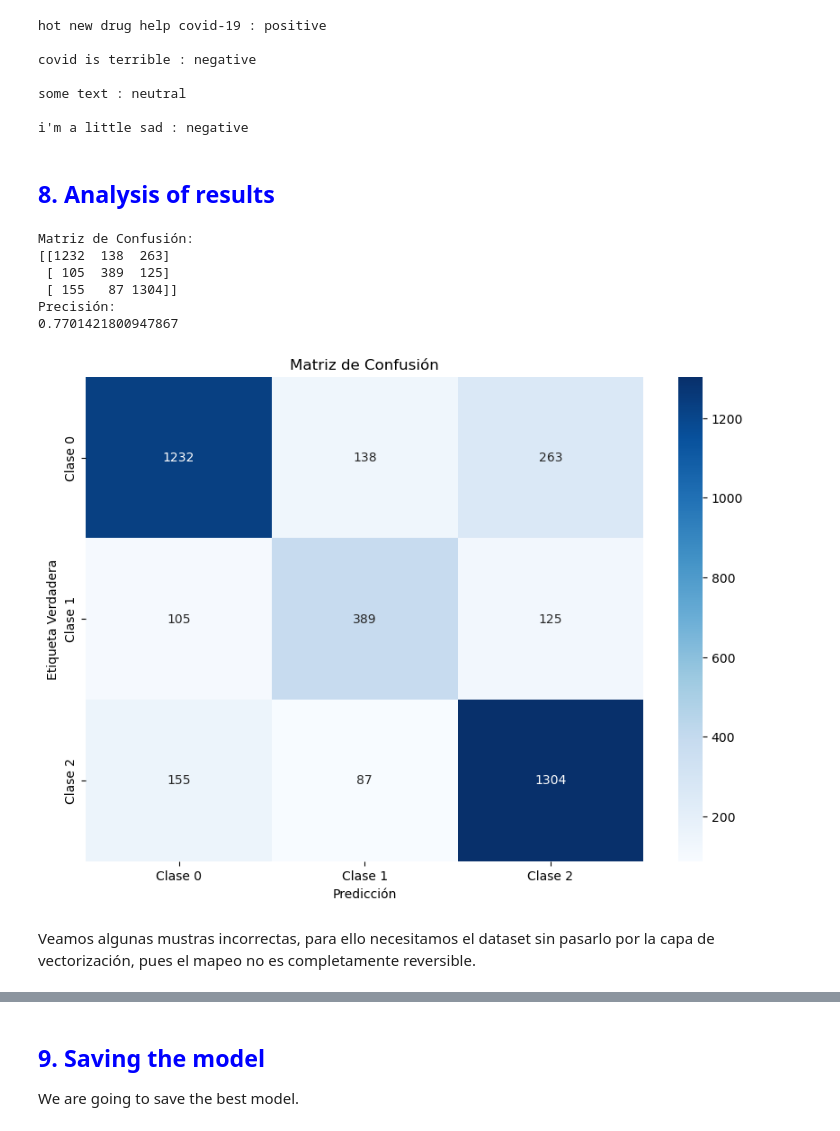
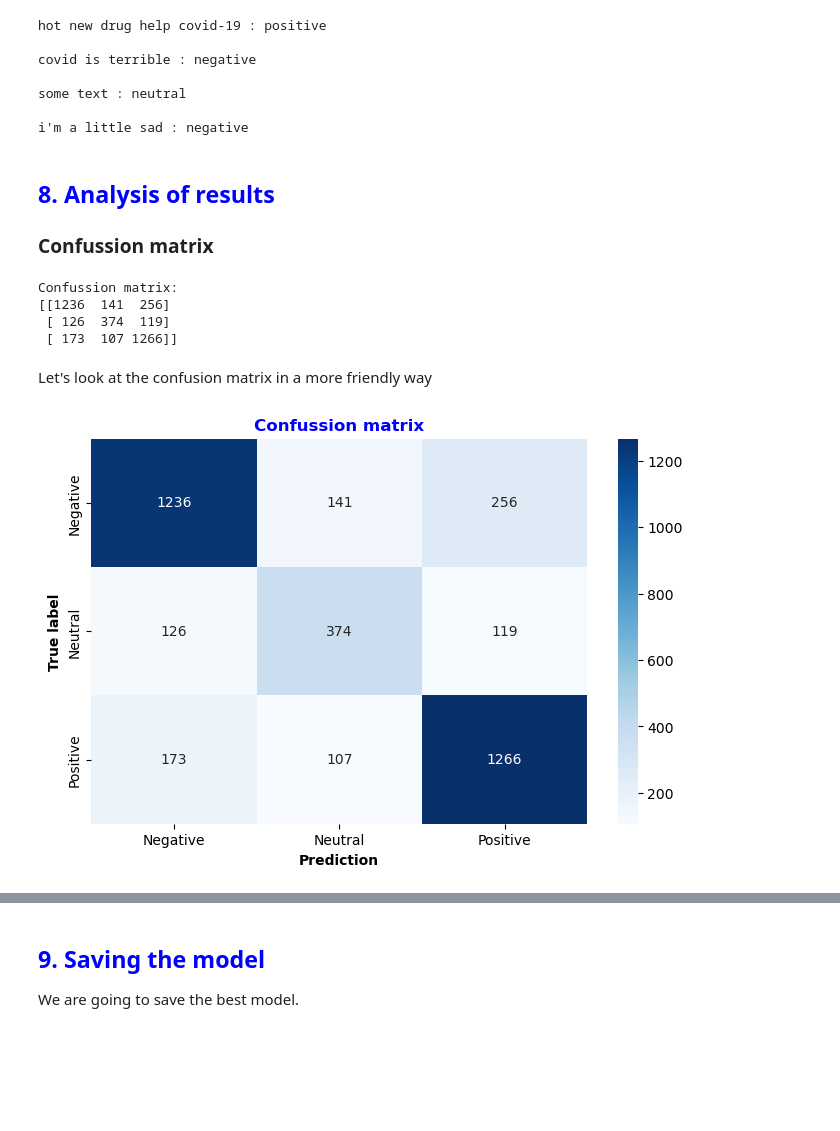
Before and after one commit to MNGARCIA085/NLP, a Jupyter notebook: Sentiment Analysis - COVID/Sentiment Analysis.ipynb, the cells around one changed output, grey strips where cells are left out. Drawn from its saved outputs; the diff is of its cells as text; code cells hidden in the pictures; blank space fills up the shorter version.

```diff
--- a/Sentiment Analysis - COVID/Sentiment Analysis.ipynb
+++ b/Sentiment Analysis - COVID/Sentiment Analysis.ipynb
@@ -953,12 +957,14 @@ class MyHyperModel(keras_tuner.HyperModel) :
      def build(self, hp, input_shape=INPUT_SHAPE, num_classes = NUM_CLASSES):
         inputs = layers.Input(shape=input_shape, dtype=tf.int64)
         x = embedding(inputs)
-        x = tf.keras.layers.GlobalAveragePooling1D()(x)
+        x = layers.LSTM(64, activation="tanh")(x)
+        x = layers.Dropout(0.5)(x)
+        x = layers.Dense(64, activation="relu")(x)
         outputs = tf.keras.layers.Dense(num_classes, activation="softmax")(x)
         model = tf.keras.Model(inputs, outputs, name="model_1_dense")
         # compile
         model.compile(optimizer=hp.Choice('optim',['adam','adamax','sgd']),
-                      loss="binary_crossentropy",
+                      loss="categorical_crossentropy",
                       metrics = ['accuracy','Precision','Recall'])
 
         # A way to optimize the learning rate while also trying different optimizers
@@ -1082,3 +1087,5 @@ i'm a little sad : negative
 # %% [markdown]
 <a name="8"></a>
 ## <b> <font color='blue'> 8. Analysis of results </font> </b>
+
+### Confussion matrix
@@ -1085,64 +1094,47 @@ i'm a little sad : negative
 # %%
-import numpy as np
-import tensorflow as tf
-from sklearn.metrics import confusion_matrix, accuracy_score
-
-# Suponiendo que 'model' es tu modelo entrenado y 'test_dataset' es tu tf.data.Dataset
-
-# Extraer las etiquetas verdaderas y las predicciones
+# For true labels and predictions
 true_labels = []
 predictions = []
 
-for images, labels in test_dataset:
-    # Obtener predicciones del modelo; que son probabilidades
-    preds = final_model.predict(images, batch_size=32, verbose=0)
+for text, labels in test_dataset:
+    # Get the predictions of the model, that are probabilities
+    preds = final_model.predict(text, batch_size=32, verbose=0)
 
-    # Convertir las etiquetas one-hot encoded a clases
+    # convert one-hot encoded labels to classes
     true_labels.extend(np.argmax(labels.numpy(), axis=1))
 
-    # Convertir las predicciones a clases
+    # convert predictions to classes
     predictions.extend(np.argmax(preds, axis=1))
 
-# Convertir a arrays numpy para calcular la matriz de confusión y precisión
+# convert arrays to numpy
 true_labels = np.array(true_labels)
 predictions = np.array(predictions)
 
-# Calcular la matriz de confusión
+# confussion matrix
 cm = confusion_matrix(true_labels, predictions)
 
-# Calcular la precisión
-accuracy = accuracy_score(true_labels, predictions)
-
-print("Matriz de Confusión:")
+print("Confussion matrix:")
 print(cm)
-
-print("Precisión:")
-print(accuracy)
 # %% [output]
-Matriz de Confusión:
-[[1232  138  263]
- [ 105  389  125]
- [ 155   87 1304]]
-Precisión:
-0.7701421800947867
+Confussion matrix:
+[[1236  141  256]
+ [ 126  374  119]
+ [ 173  107 1266]]
+# %% [markdown]
+Let's look at the confusion matrix in a more friendly way
 # %%
-import numpy as np
-import seaborn as sns
-import matplotlib.pyplot as plt
-from sklearn.metrics import confusion_matrix
+def plot_confussion_matrix(cm, figsize=(8,5)):
+    # Creathe the heatmap
+    plt.figure(figsize=figsize)
+    sns.heatmap(cm, annot=True, fmt='d', cmap='Blues',
+                xticklabels=['Negative', 'Neutral', 'Positive'],  # According to the number of classes
+                yticklabels=['Negative', 'Neutral', 'Positive'])  # According to the number of classes
+    plt.xlabel('Prediction', fontweight='bold')
+    plt.ylabel('True label', fontweight='bold')
+    plt.title('Confussion matrix', fontweight='bold', color='blue')
+    plt.show()
 
 
-
-# Crear el heatmap
-plt.figure(figsize=(10, 7))
-sns.heatmap(cm, annot=True, fmt='d', cmap='Blues',
-            xticklabels=['Clase 0', 'Clase 1', 'Clase 2'],  # Cambia según el número de clases
-            yticklabels=['Clase 0', 'Clase 1', 'Clase 2'])  # Cambia según el número de clases
-plt.xlabel('Predicción')
-plt.ylabel('Etiqueta Verdadera')
-plt.title('Matriz de Confusión')
-plt.show()
+plot_confussion_matrix(cm)
 # %% [output]
-[figure, old version]
+[figure, new version]
-# %% [markdown]
-Veamos algunas mustras incorrectas, para ello necesitamos el dataset sin pasarlo por la capa de vectorización, pues el mapeo no es completamente reversible.
```
Also changed, not shown: parts of 25 cells of this notebook, 16 other files.
